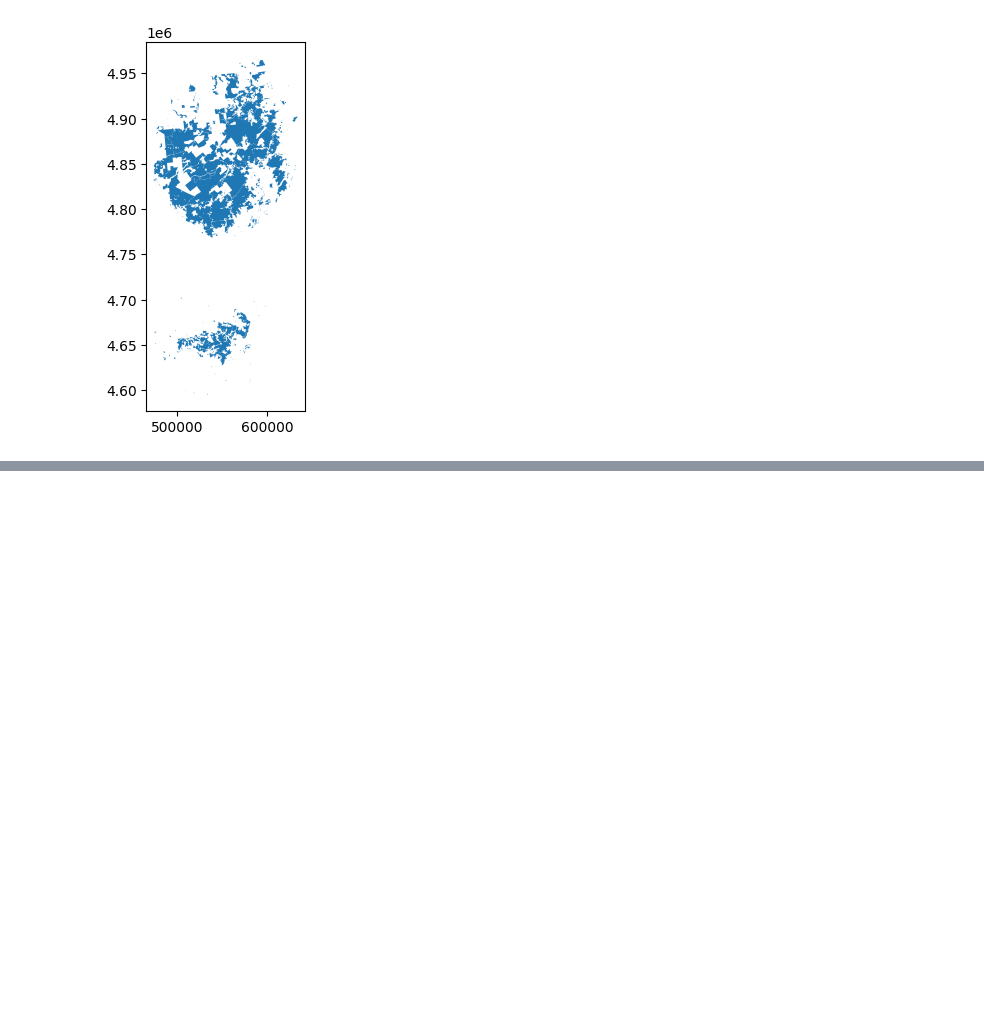
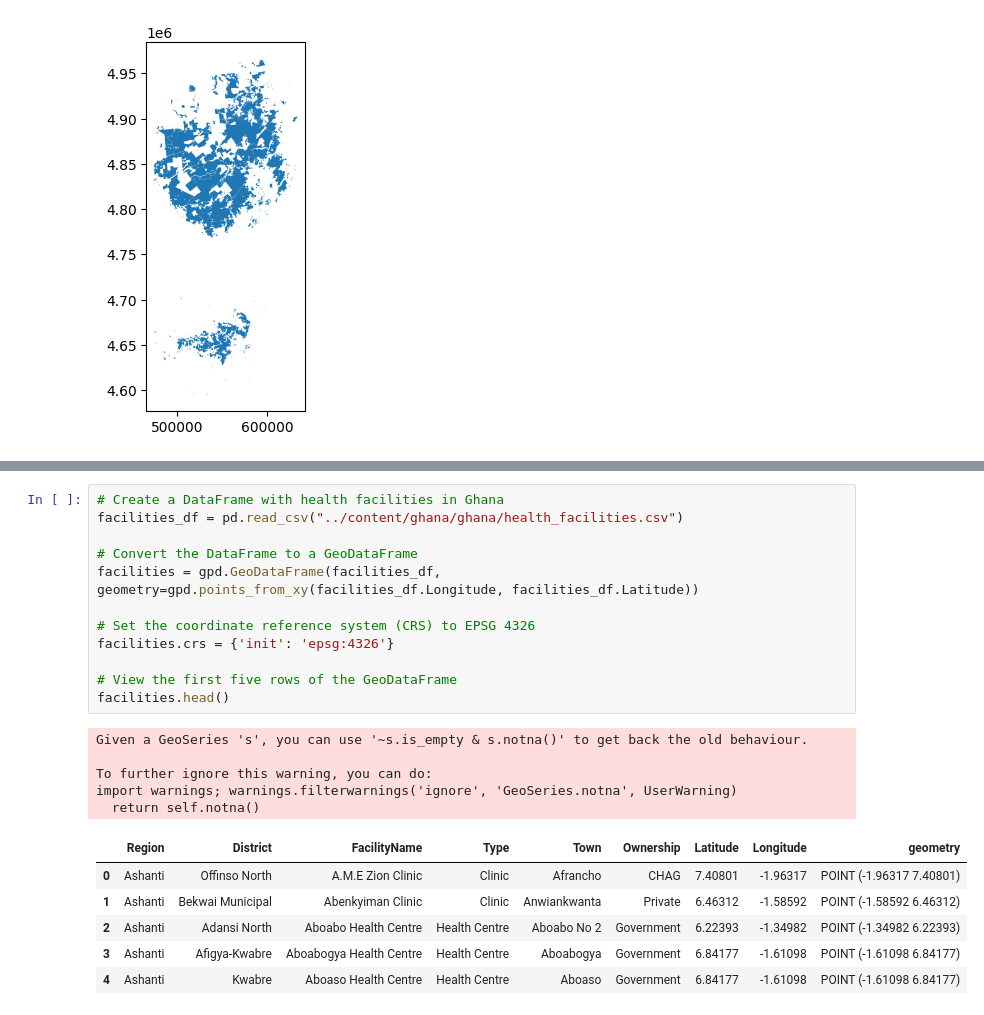
Before and after one commit to fahimalamabir/datatuneanalytics, a Jupyter notebook: geospatial_analysis.ipynb, the cells around one changed output, grey strips where cells are left out. Drawn from its saved outputs; the diff is of its cells as text; blank space fills up the shorter version.

```diff
--- a/geospatial_analysis.ipynb
+++ b/geospatial_analysis.ipynb
@@ -61,0 +93,24 @@ DriverError: ../content/ghana/ghana/Regions/Map_of_Regions_in_Ghana.shp: No such
+# %%
+# Create a DataFrame with health facilities in Ghana
+facilities_df = pd.read_csv("../content/ghana/ghana/health_facilities.csv")
+
+# Convert the DataFrame to a GeoDataFrame
+facilities = gpd.GeoDataFrame(facilities_df, geometry=gpd.points_from_xy(facilities_df.Longitude, facilities_df.Latitude))
+
+# Set the coordinate reference system (CRS) to EPSG 4326
+facilities.crs = {'init': 'epsg:4326'}
+
+# View the first five rows of the GeoDataFrame
+facilities.head()
+# %% [output]
+Given a GeoSeries 's', you can use '~s.is_empty & s.notna()' to get back the old behaviour.
+
+To further ignore this warning, you can do:
+import warnings; warnings.filterwarnings('ignore', 'GeoSeries.notna', UserWarning)
+  return self.notna()
+|  | Region | District | FacilityName | Type | Town | Ownership | Latitude | Longitude | geometry |
+| 0 | Ashanti | Offinso North | A.M.E Zion Clinic | Clinic | Afrancho | CHAG | 7.40801 | -1.96317 | POINT (-1.96317 7.40801) |
+| 1 | Ashanti | Bekwai Municipal | Abenkyiman Clinic | Clinic | Anwiankwanta | Private | 6.46312 | -1.58592 | POINT (-1.58592 6.46312) |
+| 2 | Ashanti | Adansi North | Aboabo Health Centre | Health Centre | Aboabo No 2 | Government | 6.22393 | -1.34982 | POINT (-1.34982 6.22393) |
+| 3 | Ashanti | Afigya-Kwabre | Aboabogya Health Centre | Health Centre | Aboabogya | Government | 6.84177 | -1.61098 | POINT (-1.61098 6.84177) |
+| 4 | Ashanti | Kwabre | Aboaso Health Centre | Health Centre | Aboaso | Government | 6.84177 | -1.61098 | POINT (-1.61098 6.84177) |
```
Also changed, not shown: parts of 11 cells of this notebook.
